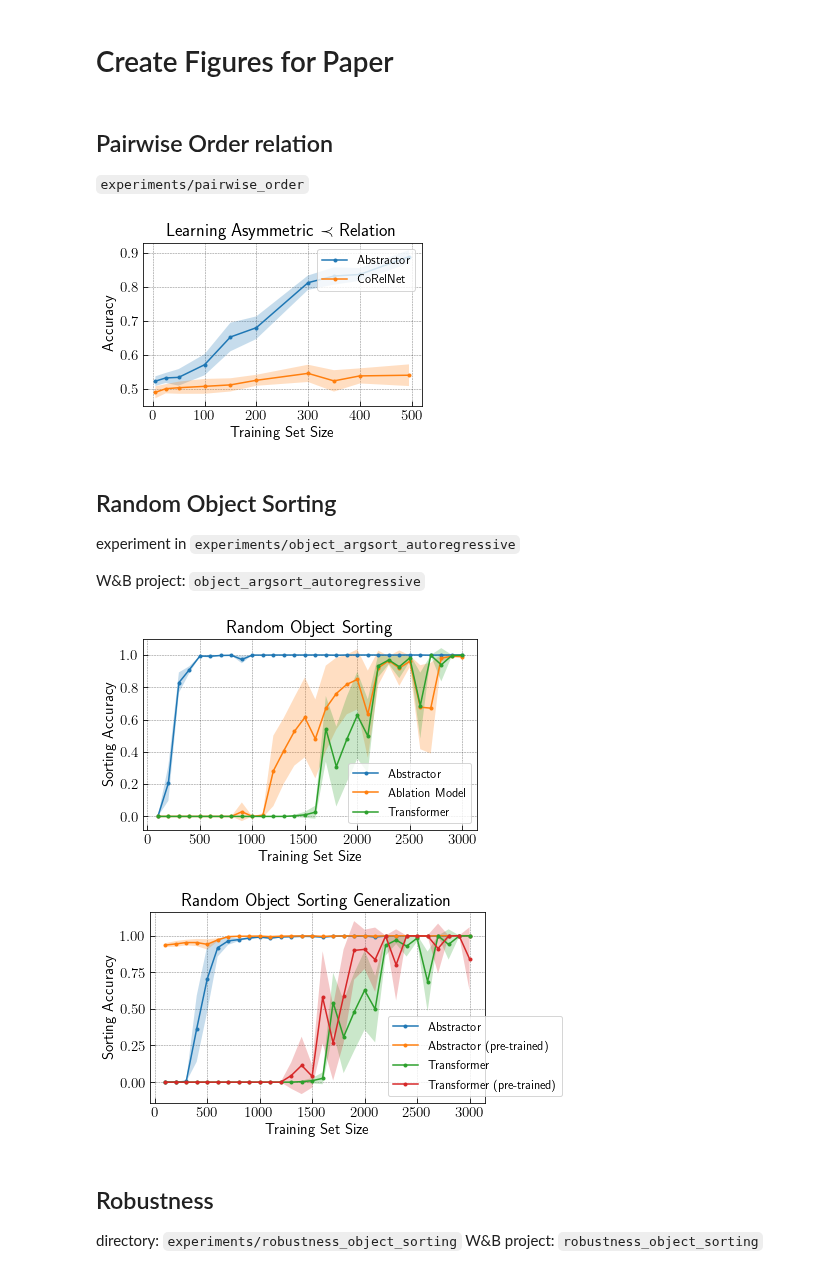
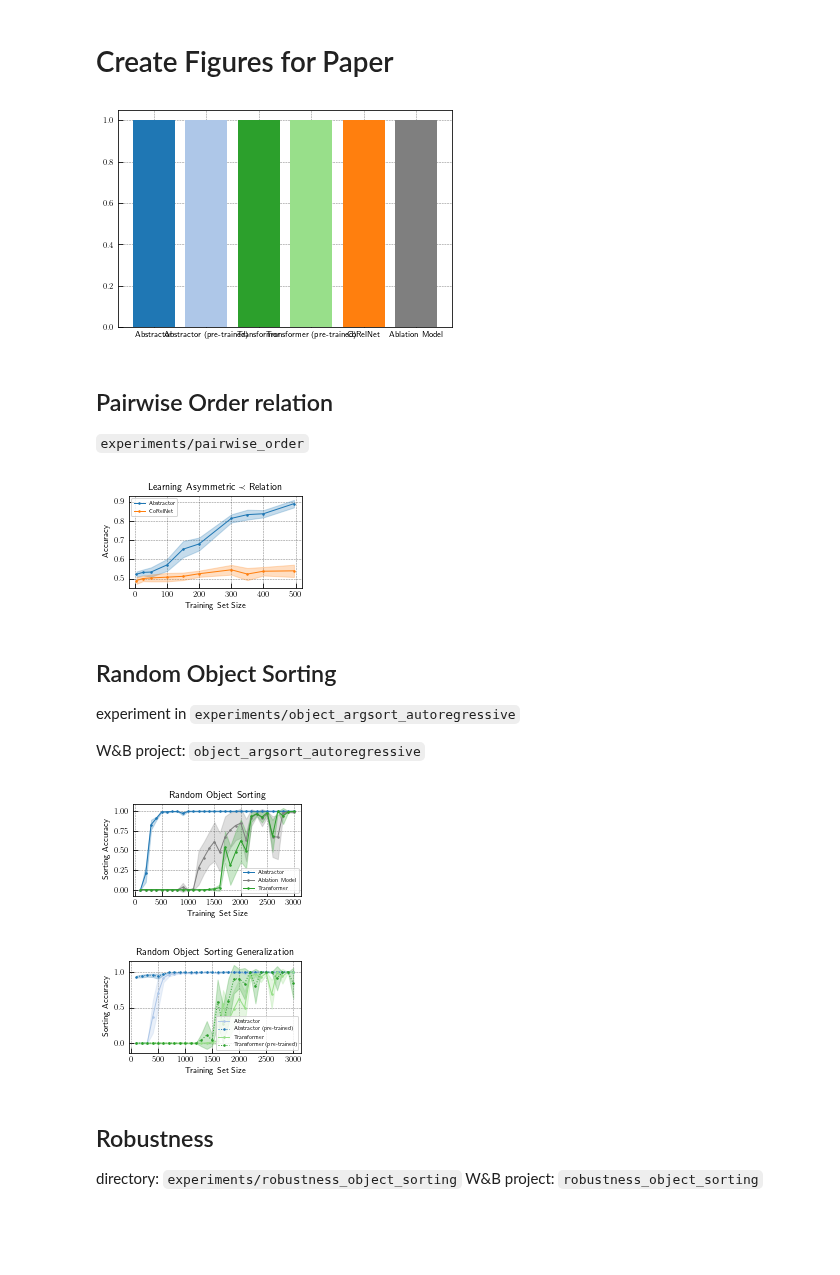
Before and after one commit to jdlafferty/relational, a Jupyter notebook: paper/paper_figures/create_figures.ipynb, the cells around one changed output. Drawn from its saved outputs; the diff is of its cells as text; code cells hidden in the pictures; blank space fills up the shorter version.

```diff
--- a/paper/paper_figures/create_figures.ipynb
+++ b/paper/paper_figures/create_figures.ipynb
@@ -6,8 +6,8 @@ import numpy as np
 import scipy
 import matplotlib.pyplot as plt
 
-fsize = 15
-tsize = 18
+fsize = 8
+tsize = 10
 tdir = 'in'
 major = 5.0
 minor = 3.0
@@ -27,6 +27,8 @@ plt.rcParams['ytick.minor.size'] = 3.0
 plt.rcParams['axes.linewidth'] = lwidth
 plt.rcParams['legend.handlelength'] = lhandle
 
-errbar_kwargs = dict(marker='.', capsize=3, elinewidth=1)
-plot_kwargs = dict(marker='.')
+errbar_kwargs = dict(marker='.', markersize=3, capsize=3, elinewidth=1, lw=1)
+plot_kwargs = dict(marker='.', markersize=3, lw=1)
 errband_kwargs = dict(alpha=0.25)
+
+save_dir = '../neurips/figures/experiments'
@@ -33,3 +37,14 @@ errband_kwargs = dict(alpha=0.25)
+# %%
+cmap = plt.cm.tab20
+color_map = {
+    'Abstractor': cmap(0), 'Abstractor (pre-trained)': cmap(1),
+    'Transformer': cmap(4), 'Transformer (pre-trained)': cmap(5),
+    'CoRelNet': cmap(2), 'Ablation Model': cmap(14)}
+# %%
+plt.bar(list(range(len(color_map))), 1, color=color_map.values());
+plt.xticks(list(range(len(color_map))), color_map.keys());
+# %% [output]
+[figure, added]
 # %% [markdown]
 ## Pairwise Order relation
 
@@ -44,29 +59,30 @@ agg_figure_data = agg_figure_data[metrics].agg(
 agg_figure_data = agg_figure_data.reset_index()
 agg_figure_data.columns = [' '.join(col).strip() for col in agg_figure_data.columns.values]
 # %%
-fig, ax = plt.subplots(figsize=(5,3))
+fig, ax = plt.subplots(figsize=(3,2))
 x_name = 'train_size'
 metric_name = 'binary_accuracy'
 for group in ('abstractor', 'corelnet'):
     group_df = agg_figure_data[agg_figure_data.group==group]
 
     x = group_df[x_name]
     y = group_df[f'{metric_name} mean']
     y_err = 2*group_df[f'{metric_name} sem']
 
     group_name = 'Abstractor' if group=='abstractor' else 'CoRelNet'
-    ax.plot(x, y, **plot_kwargs, label=group_name)
+    ax.plot(x, y, **plot_kwargs, c=color_map[group_name], label=group_name)
 
     # ax.errorbar(x, y, y_err, **errbar_kwargs, label=group_name)
-    ax.fill_between(x, y - y_err, y + y_err, **errband_kwargs)
+    ax.fill_between(x, y - y_err, y + y_err, color=color_map[group_name], **errband_kwargs)
 
 ax.set_xlabel('Training Set Size');
 ax.set_ylabel('Accuracy');
 ax.set_title('Learning Asymmetric $\prec$ Relation')
-ax.legend(loc='upper right', fontsize='small', fancybox=True, frameon=True, framealpha=0.8);
-fig.savefig('figures/pairwise_order_learning_curves.pdf')
+ax.legend(loc='upper left', fontsize='x-small', fancybox=True, frameon=True, framealpha=0.8);
+fig.set_tight_layout(True)
+fig.savefig(f'{save_dir}/pairwise_order_learning_curves.pdf')
 # %% [output]
-[figure, old version]
+[figure, new version]
 # %% [markdown]
 ## Random Object Sorting
 
@@ -83,7 +99,7 @@ agg_figure_data = agg_figure_data[metrics].agg(
 agg_figure_data = agg_figure_data.reset_index()
 agg_figure_data.columns = [' '.join(col).strip() for col in agg_figure_data.columns.values]
 # %%
-fig, ax = plt.subplots(figsize=(6,3.5))
+fig, ax = plt.subplots(figsize=(3,2))
 x_name = 'train size'
 metric_name = 'full_sequence_accuracy'
 
@@ -95,29 +111,34 @@ for group, group_name in label_map.items():
     y = group_df[f'{metric_name} mean']
     y_err = 2*group_df[f'{metric_name} sem']
 
-    ax.plot(x, y, **plot_kwargs, label=group_name)
+    ax.plot(x, y, **plot_kwargs, c=color_map[group_name], label=group_name)
 
     # ax.errorbar(x, y, y_err, **errbar_kwargs, label=group_name)
-    ax.fill_between(x, y - y_err, y + y_err, **errband_kwargs)
+    ax.fill_between(x, y - y_err, y + y_err, color=color_map[group_name], **errband_kwargs)
 
 ax.set_xlabel('Training Set Size');
 ax.set_ylabel('Sorting Accuracy');
-ax.legend(loc='lower right', fontsize='small', fancybox=True, frameon=True, framealpha=0.8);
+ax.legend(loc='lower right', fontsize='x-small', fancybox=True, frameon=True, framealpha=0.8);
 ax.set_title('Random Object Sorting');
-fig.savefig('figures/random_object_sorting.pdf')
+fig.set_tight_layout(True)
+fig.savefig(f'{save_dir}/random_object_sorting.pdf')
 # %% [output]
-[figure, old version]
+[figure, new version]
 # %%
-fig, ax = plt.subplots(figsize=(6,3.5))
+fig, ax = plt.subplots(figsize=(3,2))
 x_name = 'train size'
 metric_name = 'full_sequence_accuracy'
+
+color_map_ = {
+    'Abstractor': cmap(1), 'Abstractor (pre-trained)': cmap(0),
+    'Transformer': cmap(5), 'Transformer (pre-trained)': cmap(4),
+    }
 
 label_map = {
     'Simple Abstractor': 'Abstractor',
     'Simple Abstractor (Pre-Trained; reshuffled attr)': 'Abstractor (pre-trained)',
     'Transformer': 'Transformer', 'Transformer (Pre-Trained; reshuffled attr)': 'Transformer (pre-trained)'}
-# color_palette = ['#73a2c6', '#00429d', '#f4777f', '#93003a']
-# color_map = {label: color for label, color in zip(label_map.keys(), color_palette)}
+
 for group, group_name in label_map.items():
     group_df = agg_figure_data[agg_figure_data.group==group]
 
@@ -125,18 +146,20 @@ for group, group_name in label_map.items():
     y = group_df[f'{metric_name} mean']
     y_err = 2*group_df[f'{metric_name} sem']
 
-    ax.plot(x, y, **plot_kwargs, label=group_name)
+    linestyle = ':' if ('pre-trained' in group_name) else '-'
+    ax.plot(x, y, **plot_kwargs, c=color_map_[group_name], linestyle=linestyle, label=group_name)
 
     # ax.errorbar(x, y, y_err, **errbar_kwargs, label=group_name)
-    ax.fill_between(x, y - y_err, y + y_err, **errband_kwargs)
+    ax.fill_between(x, y - y_err, y + y_err, color=color_map_[group_name], **errband_kwargs)
 
 ax.set_xlabel('Training Set Size');
 ax.set_ylabel('Sorting Accuracy');
-ax.legend(loc='lower right', bbox_to_anchor=(1.25,0), fontsize='small', fancybox=True, frameon=True, framealpha=0.8);
+ax.legend(loc='lower right', fontsize='x-small', fancybox=True, frameon=True, framealpha=0.8, ncol=1);
 ax.set_title('Random Object Sorting Generalization');
-fig.savefig('figures/random_object_sorting.pdf')
+fig.set_tight_layout(True)
+fig.savefig(f'{save_dir}/random_object_sorting_generalization.pdf')
 # %% [output]
-[figure, old version]
+[figure, new version]
 # %% [markdown]
 ## Robustness
 
```
Also changed, not shown: parts of 2 cells of this notebook, 3 other files.
